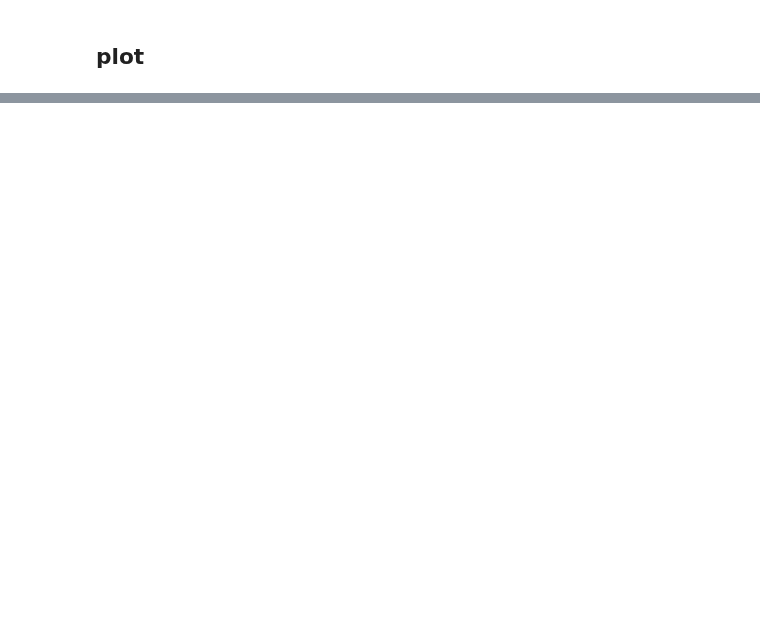
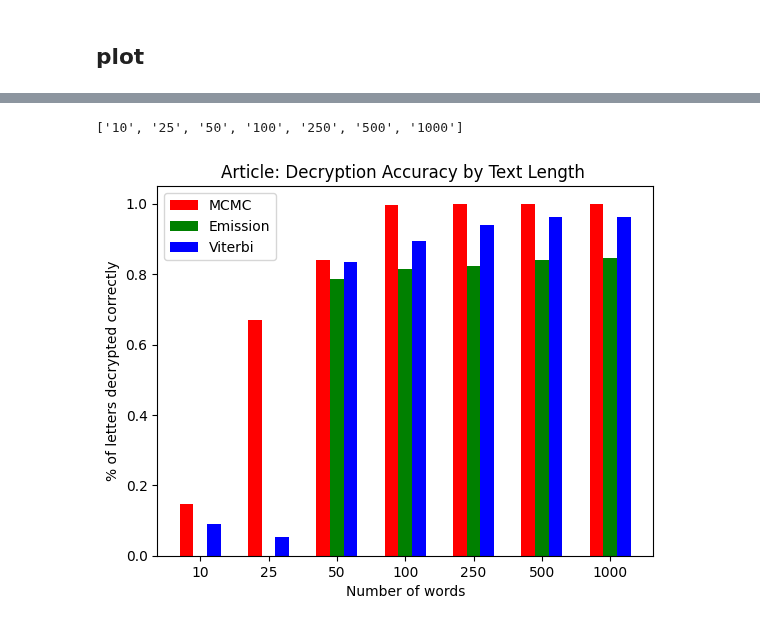
Before and after one commit to alessimichele/HMM-for-text-decryption, a Jupyter notebook: comparison_plots.ipynb, the cells around one changed output, grey strips where cells are left out. Cells and saved outputs as stored; diff of their text form; code cells hidden in the pictures; blank space fills up the shorter version.

```diff
--- a/comparison_plots.ipynb
+++ b/comparison_plots.ipynb
@@ -399,28 +489,41 @@ plt.show()
 # %%
 import matplotlib.pyplot as plt
 import numpy as np
 
 # Create a list of labels for the x-axis
 labels = [str(length) for length in lengths]
 print(labels)
 
 # Set the width of each bar
 bar_width = 0.2
 
 # Set the positions of the bars on the x-axis
 x_pos = np.arange(len(labels))
 
 # Plot the results using a bar plot
-plt.bar(x_pos - bar_width, article_tipping_accuracy_MCMC, bar_width, color="r", label="MCMC")
-plt.bar(x_pos, article_tipping_accuracy_HMM_emission, bar_width, color="g", label="Emission")
-plt.bar(x_pos + bar_width, article_tipping_accuracy_HMM_viterbi, bar_width, color="b", label="Viterbi")
+plt.bar(
+    x_pos - bar_width, article_tipping_accuracy_MCMC, bar_width, color="r", label="MCMC"
+)
+plt.bar(
+    x_pos, article_tipping_accuracy_HMM_emission, bar_width, color="g", label="Emission"
+)
+plt.bar(
+    x_pos + bar_width,
+    article_tipping_accuracy_HMM_viterbi,
+    bar_width,
+    color="b",
+    label="Viterbi",
+)
 
 # Add labels, title, and legend
 plt.xlabel("Number of words")
 plt.ylabel("% of letters decrypted correctly")
 plt.title("Article: Decryption Accuracy by Text Length ")
 plt.xticks(x_pos, labels)
 plt.legend()
 
 # Display the plot
 plt.show()
+# %% [output]
+['10', '25', '50', '100', '250', '500', '1000']
+[figure, added]
```
Also changed, not shown: parts of 9 cells of this notebook, 9 other files.
